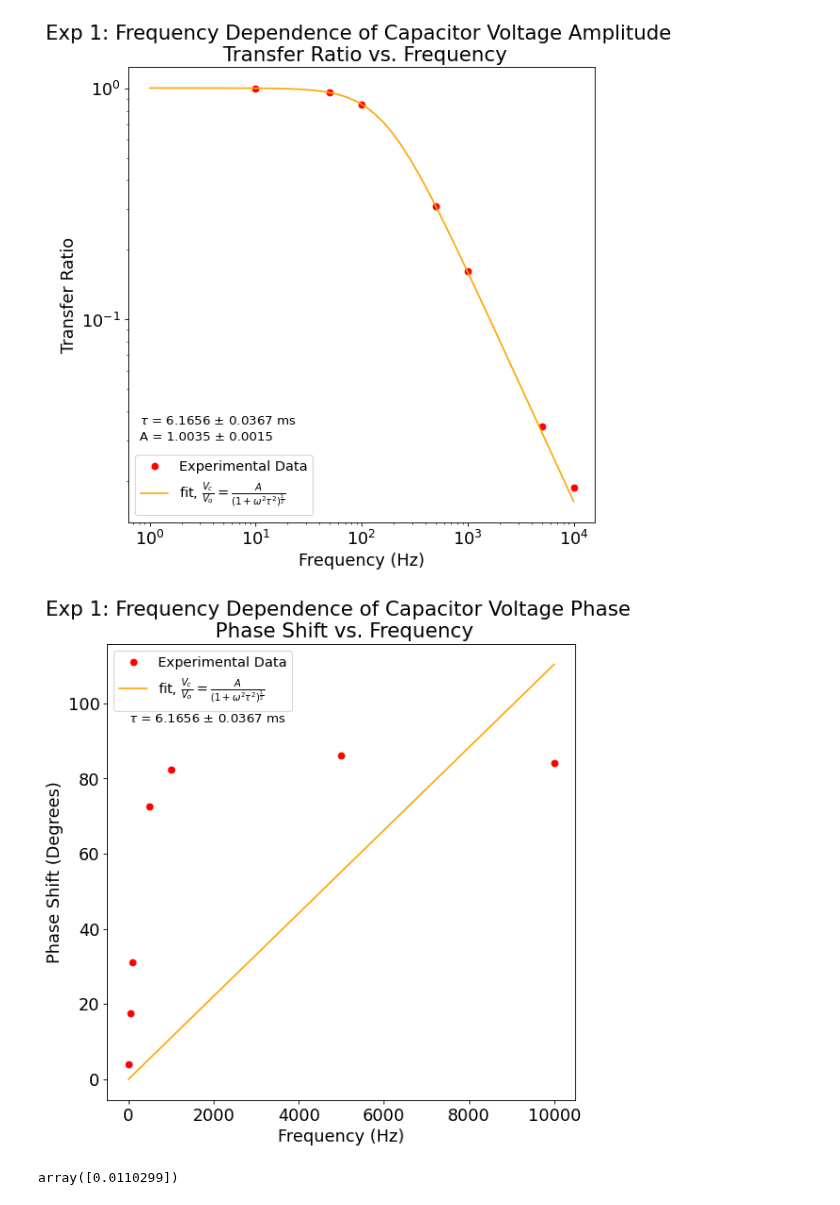
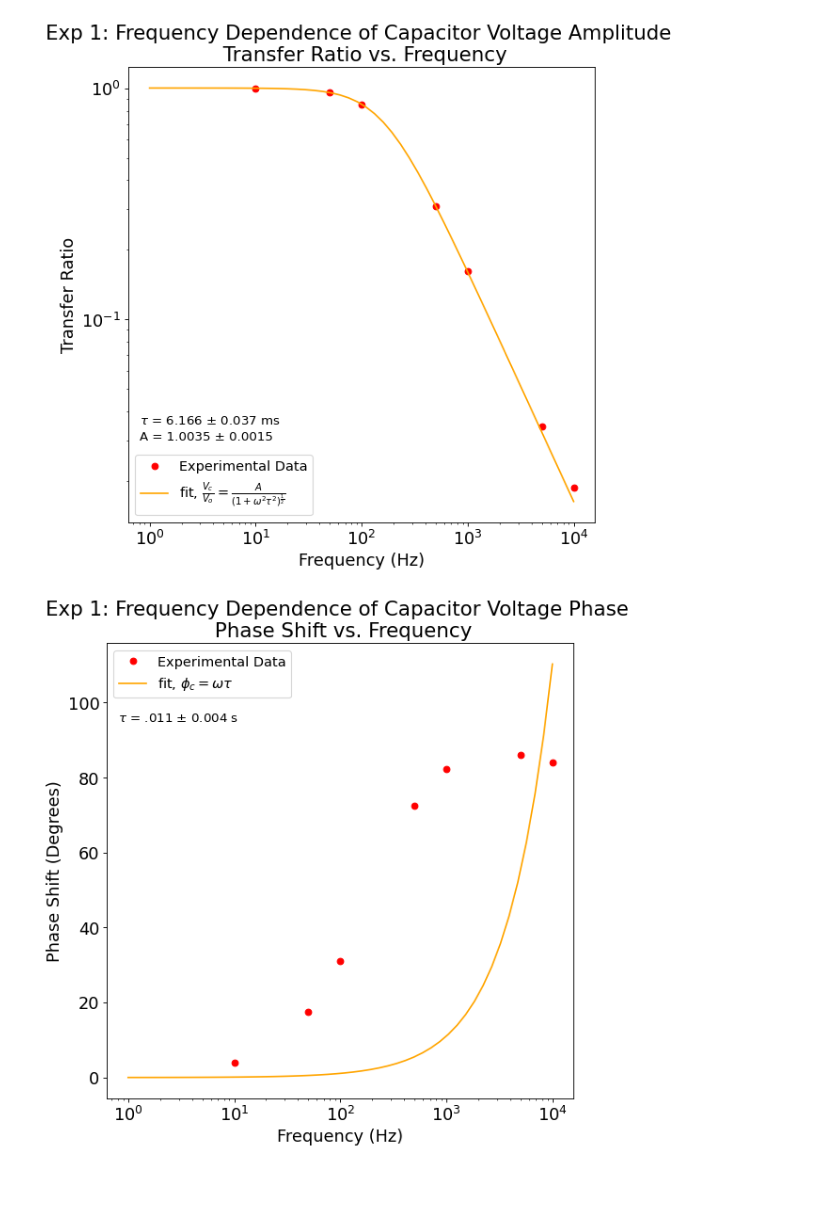
Before and after one commit to matthew-ding/physics5bl, a Jupyter notebook: Lab9/Lab10 Exp1.ipynb, the cells around one changed output. Cells and saved outputs as stored; diff of their text form; code cells hidden in the pictures.

Commit message:
Some more graphs

```diff
--- a/Lab9/Lab10 Exp1.ipynb
+++ b/Lab9/Lab10 Exp1.ipynb
@@ -18,7 +18,7 @@ def fit_model(x, A, tau):
     return A / denom
 
 def shift_model(x, tau):
-    return - tau * x
+    return tau * x
 # %%
 start_pars = [1, 0.01]
 
@@ -45,10 +45,10 @@ plt.xlabel("Frequency (Hz)")
 plt.ylabel("Transfer Ratio")
 plt.legend(loc='lower left', prop={'size': 13})
 plt.text(.8, .03, "A = %5.4f \u00b1 %5.4f" %(A, A_err), fontsize=12)
-plt.text(.8, .035, r'$\tau$ '+"= 6.1656 \u00b1 0.0367 ms", fontsize=12)
+plt.text(.8, .035, r'$\tau$ '+"= 6.166 \u00b1 0.037 ms", fontsize=12)
 plt.show()
 # %% [output]
-[figure, old version]
+[figure, new version]
 # %%
 pars, cov = opt.curve_fit(shift_model, freq, shift)
 
@@ -59,24 +59,20 @@ y_pred = shift_model(np.logspace(0, 4), tau)
 # %%
 # Best-fit plots
 
 # Sets figure size etc.
 fig1=plt.figure(figsize=(8, 8), dpi= 80, facecolor='w', edgecolor='k')
 plt.rcParams.update({'font.size': '16'})
 
 # Data and fit
-plt.plot(freq, shift, 'ro', label='Experimental Data')
-plt.plot(np.logspace(0, 4), y_pred, color='orange', label=r'fit, $\frac{V_c}{V_o}=\frac{A}{(1+\omega^2\tau^2)^\frac{1}{2}}$')
+plt.semilogx(freq, shift, 'ro', label='Experimental Data')
+plt.plot(np.logspace(0, 4), y_pred, color='orange', label=r'fit, $\phi_c = \omega \tau$')
 
 # Axes label and title
 plt.title("Exp 1: Frequency Dependence of Capacitor Voltage Phase \n Phase Shift vs. Frequency")
 plt.xlabel("Frequency (Hz)")
 plt.ylabel("Phase Shift (Degrees)")
 plt.legend(loc='upper left', prop={'size': 13})
-plt.text(.8, 95, r'$\tau$ '+"= 6.1656 \u00b1 0.0367 ms", fontsize=12)
+plt.text(.8, 95, r'$\tau$ '+"= .011 \u00b1 0.004 s", fontsize=12)
 plt.show()
 # %% [output]
-[figure, old version]
+[figure, new version]
-# %%
-tau
-# %% [output]
-array([0.0110299])
```
Also changed, not shown: 1 other file.
